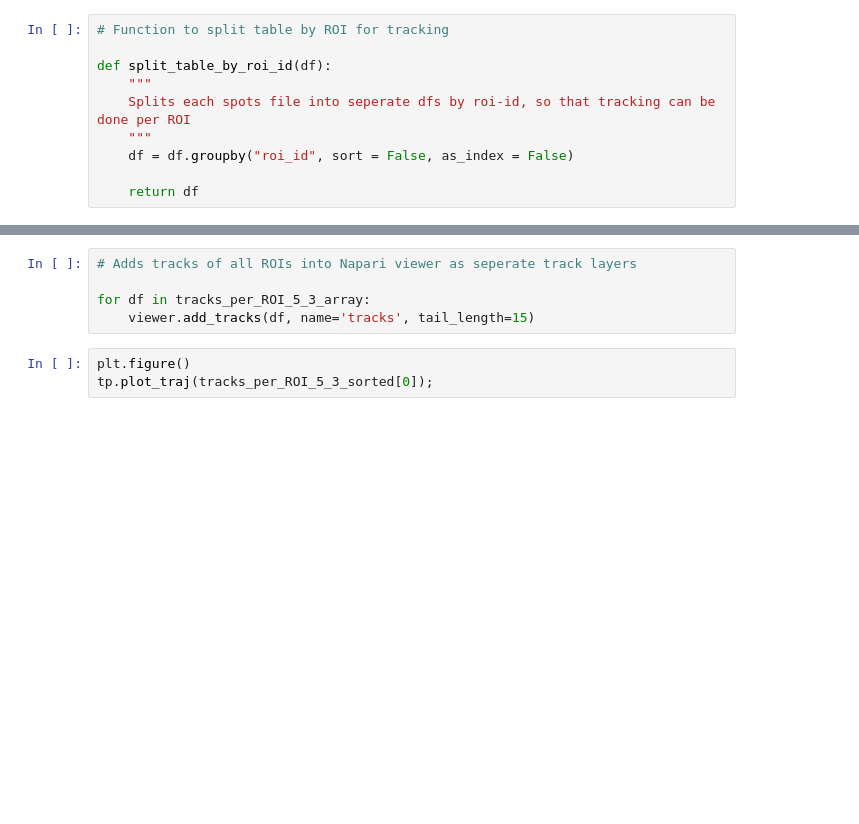
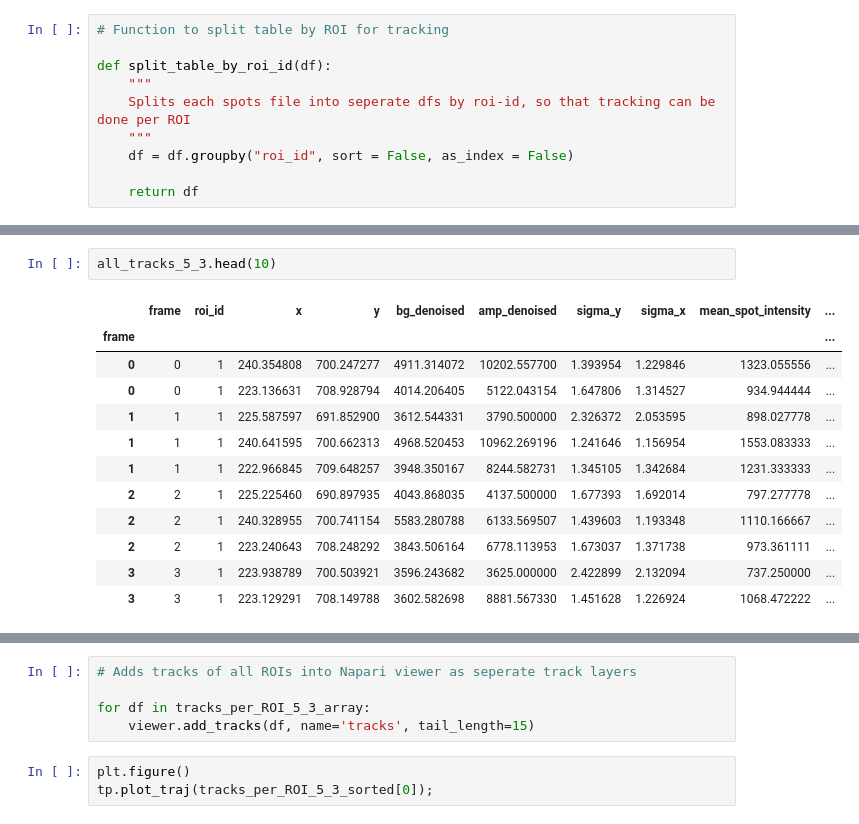
Before and after one commit to fmi-basel/singlemolecule-tracking, a Jupyter notebook: runs/2023-09-08_develop_tracking/Spotdetection_visualization.ipynb, the cells around one changed output, grey strips where cells are left out. Drawn from its saved outputs; the diff is of its cells as text; blank space fills up the shorter version.

```diff
--- a/runs/2023-09-08_develop_tracking/Spotdetection_visualization.ipynb
+++ b/runs/2023-09-08_develop_tracking/Spotdetection_visualization.ipynb
@@ -96,3 +158,18 @@ all_tracks_5_3.head(10)
+# %%
+all_tracks_5_3.head(10)
+# %% [output]
+|  | frame | roi_id | x | y | bg_denoised | amp_denoised | sigma_y | sigma_x | mean_spot_intensity | ... |
+| frame |  |  |  |  |  |  |  |  |  | ... |
+| 0 | 0 | 1 | 240.354808 | 700.247277 | 4911.314072 | 10202.557700 | 1.393954 | 1.229846 | 1323.055556 | ... |
+| 0 | 0 | 1 | 223.136631 | 708.928794 | 4014.206405 | 5122.043154 | 1.647806 | 1.314527 | 934.944444 | ... |
+| 1 | 1 | 1 | 225.587597 | 691.852900 | 3612.544331 | 3790.500000 | 2.326372 | 2.053595 | 898.027778 | ... |
+| 1 | 1 | 1 | 240.641595 | 700.662313 | 4968.520453 | 10962.269196 | 1.241646 | 1.156954 | 1553.083333 | ... |
+| 1 | 1 | 1 | 222.966845 | 709.648257 | 3948.350167 | 8244.582731 | 1.345105 | 1.342684 | 1231.333333 | ... |
+| 2 | 2 | 1 | 225.225460 | 690.897935 | 4043.868035 | 4137.500000 | 1.677393 | 1.692014 | 797.277778 | ... |
+| 2 | 2 | 1 | 240.328955 | 700.741154 | 5583.280788 | 6133.569507 | 1.439603 | 1.193348 | 1110.166667 | ... |
+| 2 | 2 | 1 | 223.240643 | 708.248292 | 3843.506164 | 6778.113953 | 1.673037 | 1.371738 | 973.361111 | ... |
+| 3 | 3 | 1 | 223.938789 | 700.503921 | 3596.243682 | 3625.000000 | 2.422899 | 2.132094 | 737.250000 | ... |
+| 3 | 3 | 1 | 223.129291 | 708.149788 | 3602.582698 | 8881.567330 | 1.451628 | 1.226924 | 1068.472222 | ... |
 # %%
 # Takes columns "particle", "frame", "x", "y" and sorts into format required by napari for visualization
 # Inserts channel information right before y and x coordinate, according to image dimensions
```
Also changed, not shown: parts of 34 cells of this notebook.
